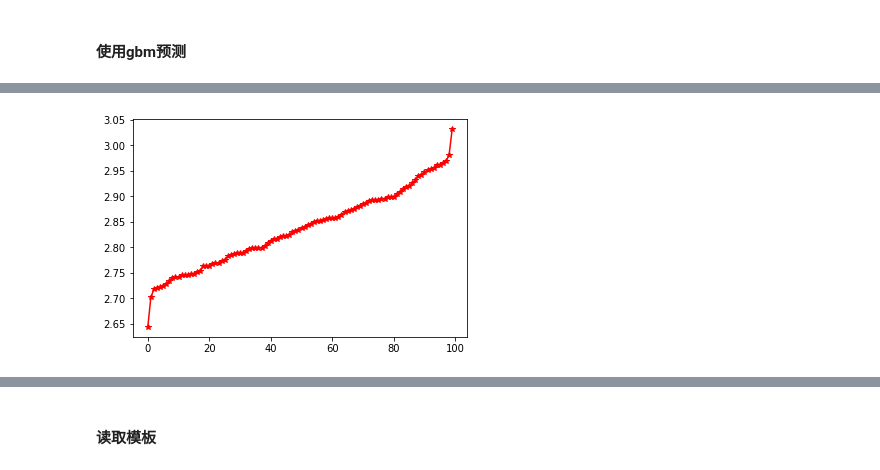
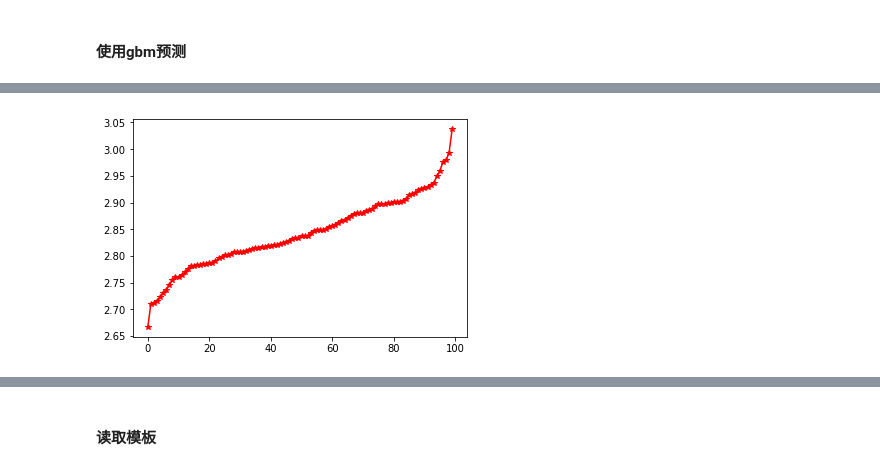
Before and after one commit to koibiki/ai-factory, a Jupyter notebook: Untitled1.ipynb, the cells around one changed output, grey strips where cells are left out. Saved outputs shown, nothing was run; the diff lists cells and outputs as text; code cells hidden in the pictures.

```diff
--- a/Untitled1.ipynb
+++ b/Untitled1.ipynb
@@ -859,7 +891,9 @@ plt.show()
 # %%
 testa_X = pd.concat([testa_X_num_non_nan, testa_X_str], axis=1)
 # %%
-testa_X = testa_X.drop(['nan_count', 'nan_standard'], axis=1)
+testa_X = testa_X.drop(['nan_standard'], axis=1)
+# %%
+testa_X = testa_X.loc[:,importanct_feature]
 # %%
 testa_X.shape
 # %% [output]
@@ -877,10 +911,10 @@ testa_X.head()
 # %%
-a_pred = gbm.predict(testa_X)
+gbm_a_pred = gbm.predict(testa_X)
 # %%
-s_a_pred = pd.Series(a_pred)
+gbm_s_a_pred = pd.Series(gbm_a_pred)
 # %%
-x = range(len(s_a_pred))
-plt.plot(x, s_a_pred.sort_values().values, 'r-*', label='y_train')
+x = range(len(gbm_s_a_pred))
+plt.plot(x, gbm_s_a_pred.sort_values().values, 'r-*', label='y_train')
 plt.show()
 # %% [output]
-[figure, old version]
+[figure, new version]
```
Also changed, not shown: parts of 44 cells of this notebook.
